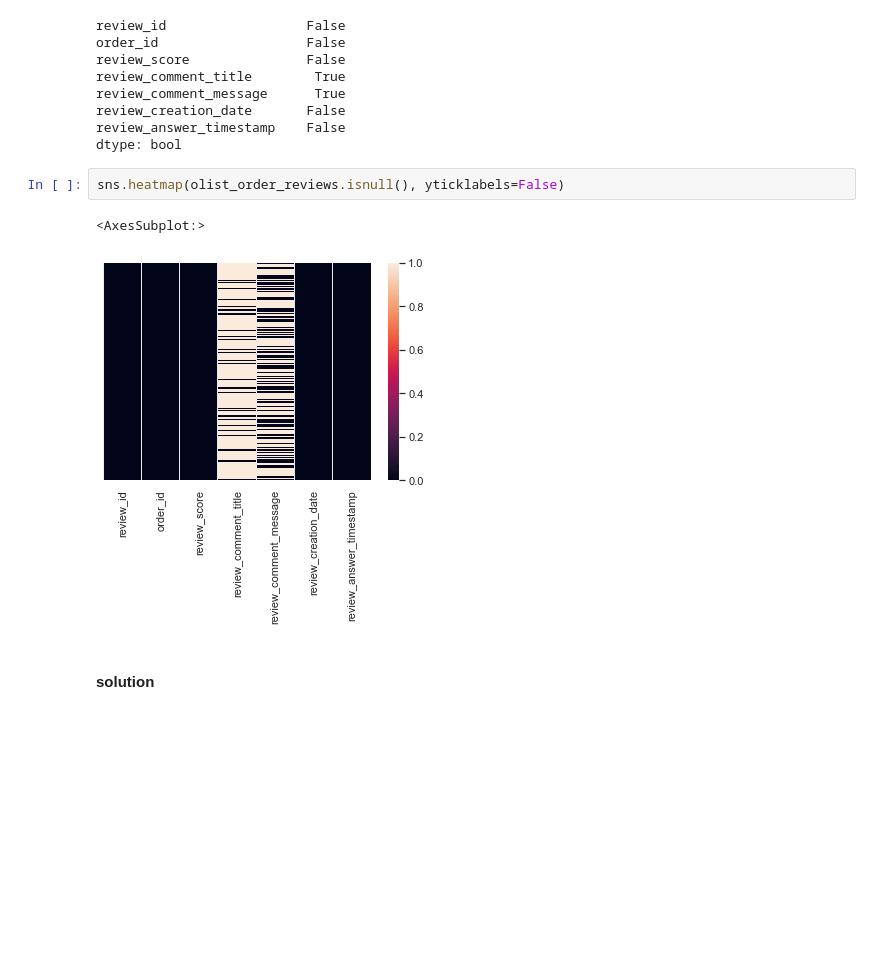
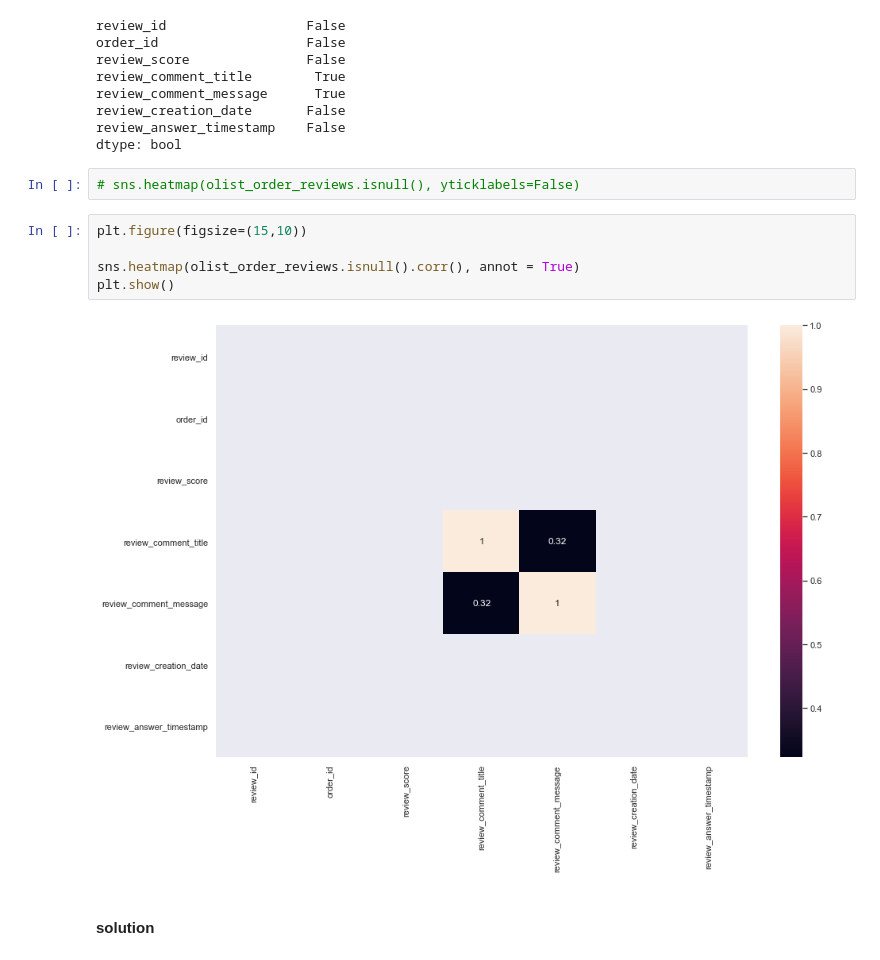
Before and after one commit to Arif-Widagdo/Data-Analysis-on-the-Brazilian-E-Commerce-Public-Dataset-by-Olist, a Jupyter notebook: code/Tugas01_04.ipynb, the cells around one changed output. Cells and saved outputs as stored; diff of their text form; blank space fills up the shorter version.

```diff
--- a/code/Tugas01_04.ipynb
+++ b/code/Tugas01_04.ipynb
@@ -123,10 +131,14 @@ review_creation_date       False
 review_answer_timestamp    False
 dtype: bool
 # %%
-sns.heatmap(olist_order_reviews.isnull(), yticklabels=False)
+# sns.heatmap(olist_order_reviews.isnull(), yticklabels=False)
-# %% [output]
-<AxesSubplot:>
-[figure, removed]
+# %%
+plt.figure(figsize=(15,10))
+
+sns.heatmap(olist_order_reviews.isnull().corr(), annot = True)
+plt.show()
+# %% [output]
+[figure, added]
 # %% [markdown]
 #### solution
 # %%
```
Also changed, not shown: parts of 11 cells of this notebook.
